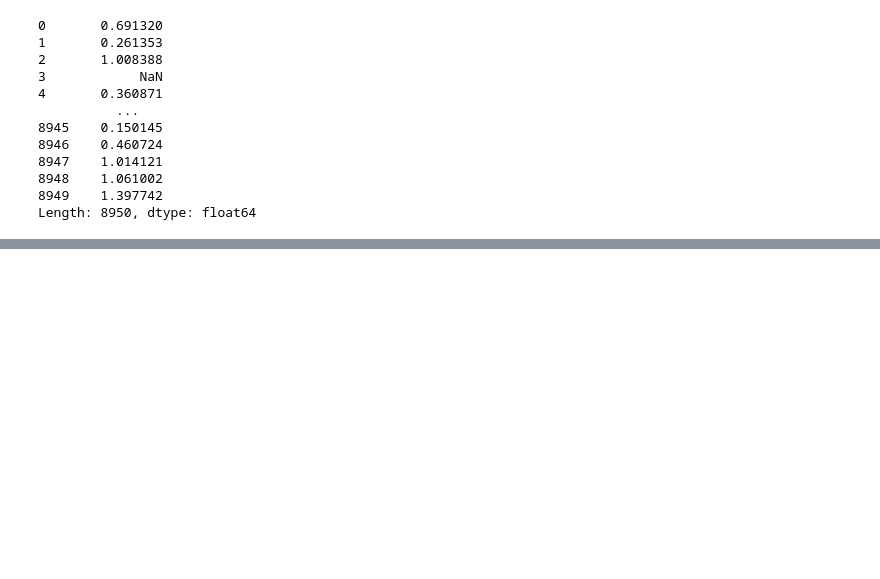
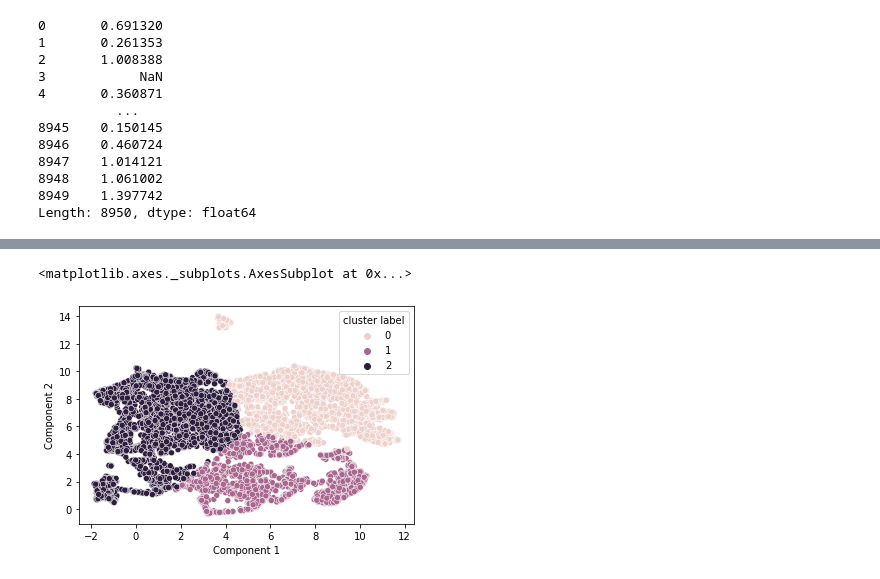
Before and after one commit to AntonioMoralCevallos/BA820-GroupProject, a Jupyter notebook: EDA_Antonio.ipynb, the cells around one changed output, grey strips where cells are left out. Cells and saved outputs as stored; diff of their text form; code cells hidden in the pictures; blank space fills up the shorter version.

```diff
--- a/EDA_Antonio.ipynb
+++ b/EDA_Antonio.ipynb
@@ -130,0 +188,14 @@ memory usage: 1.2+ MB
+# %%
+#clustering
+k3 = KMeans(n_clusters=3,random_state=123)
+model = k3.fit(reduced_df)
+labels = k3.predict(reduced_df)
+# %%
+#adding labels to the reduced dataset
+reduced_df['cluster label'] = labels
+# %%
+#graphing clustered data scatterplot
+sns.scatterplot(data=reduced_df,x='Component 1',y='Component 2',hue='cluster label')
+# %% [output]
+<matplotlib.axes._subplots.AxesSubplot at 0x...>
+[figure, added]
```
Also changed, not shown: parts of 12 cells of this notebook.
